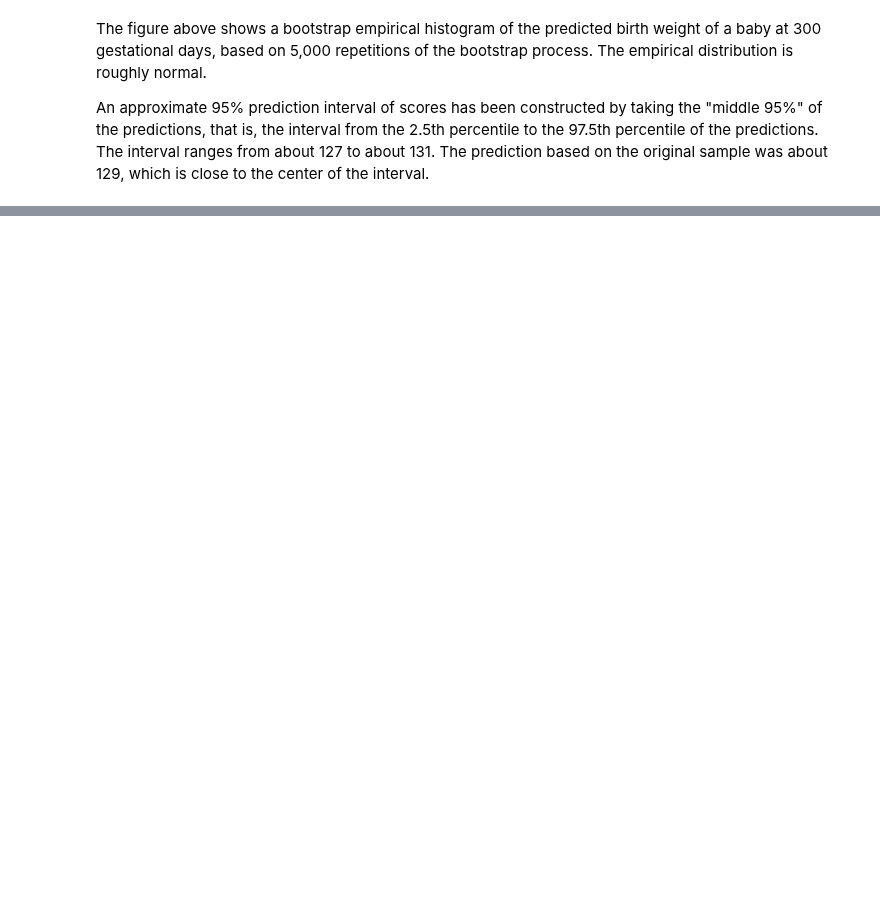
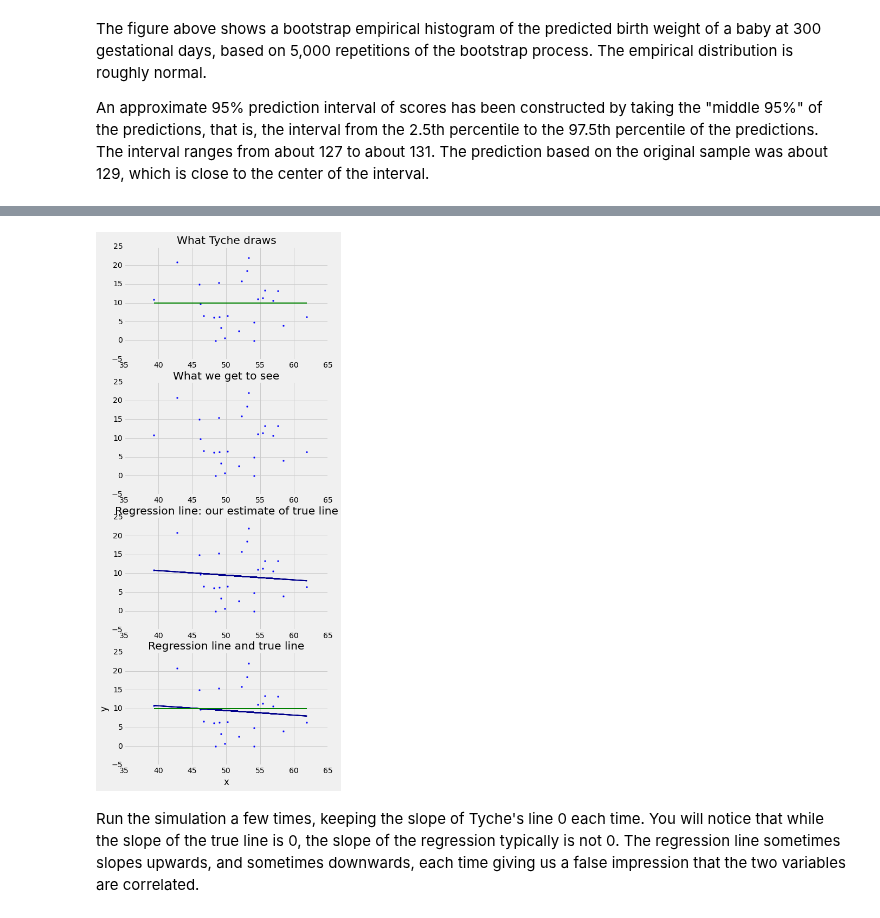
Before and after one commit to data-8/textbook, a Jupyter notebook: notebooks/RegressionInference.ipynb, the cells around one changed output, grey strips where cells are left out. Cells and saved outputs as stored; diff of their text form; code cells hidden in the pictures; blank space fills up the shorter version.

```diff
--- a/notebooks/RegressionInference.ipynb
+++ b/notebooks/RegressionInference.ipynb
@@ -339,0 +392,6 @@ Approximate 95%-confidence interval:
+# %%
+draw_and_compare(0, 10, 25)
+# %% [output]
+[figure, added]
+# %% [markdown]
+Run the simulation a few times, keeping the slope of Tyche's line 0 each time. You will notice that while the slope of the true line is 0, the slope of the regression typically is not 0. The regression line sometimes slopes upwards, and sometimes downwards, each time giving us a false impression that the two variables are correlated.
```
Also changed, not shown: parts of 31 cells of this notebook.
